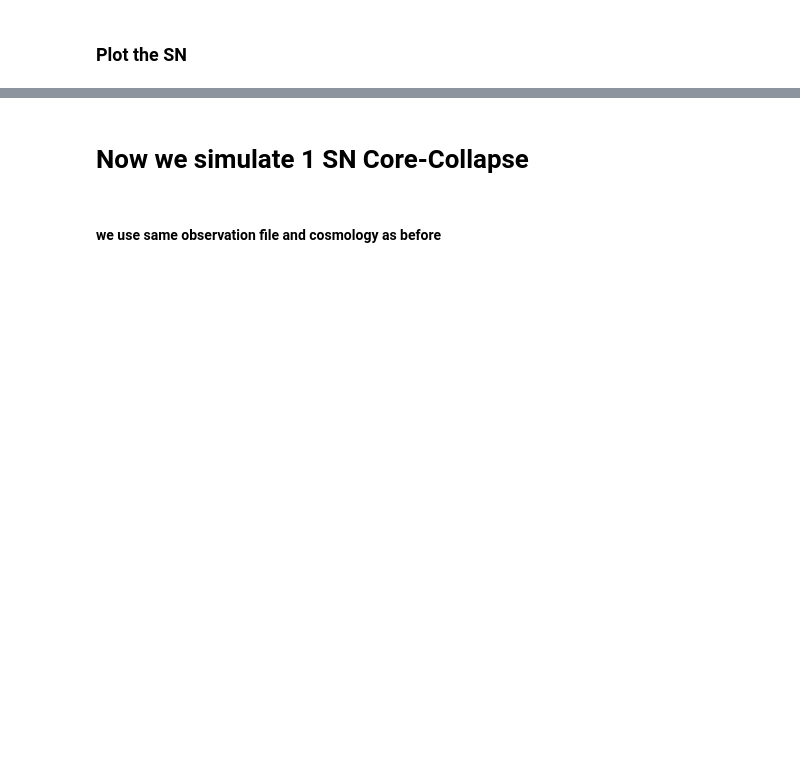
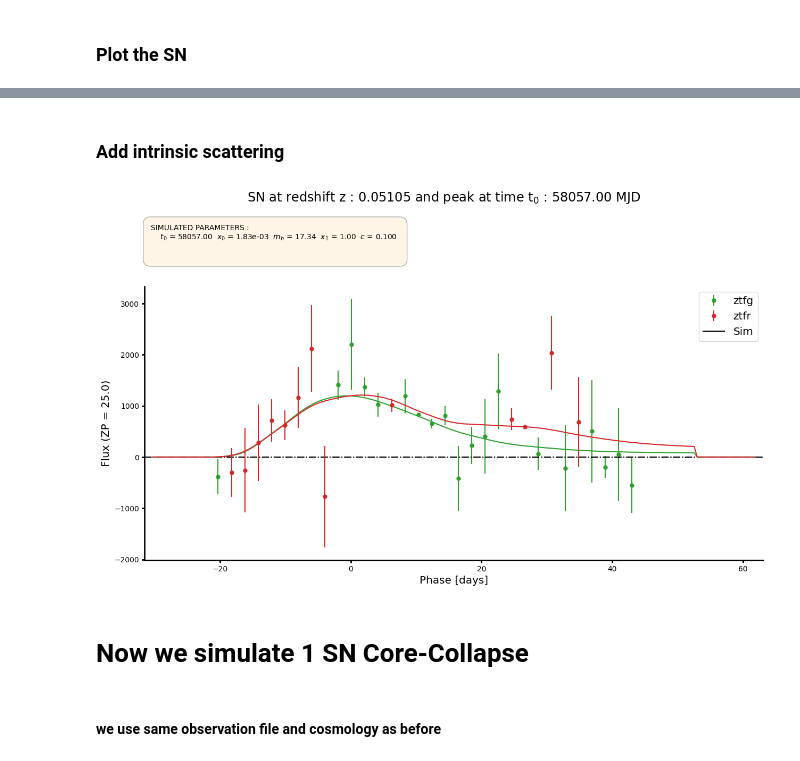
Before and after one commit to bastiencarreres/snsim, a Jupyter notebook: Examples/SNSim_one_SN_LC_simulation.ipynb, the cells around one changed output, grey strips where cells are left out. Cells and saved outputs as stored; diff of their text form; code cells hidden in the pictures; blank space fills up the shorter version.

Commit message:
update & debug astrobj

```diff
--- a/Examples/SNSim_one_SN_LC_simulation.ipynb
+++ b/Examples/SNSim_one_SN_LC_simulation.ipynb
@@ -124,3 +180,46 @@ snsim.plot_utils.plot_lc(lc,lc.attrs, snc_sim_model=SNIa.sim_model,
+# %% [markdown]
+### Add intrinsic scattering
+# %%
+# Set the SNIa parameters
+zcos = 0.05
+coords = np.radians([42, 42])
+
+# Set the sncosmo source for SNIa
+sn_source = snsim.utils.init_sn_source('salt2')
+
+effects = [snsim.scatter.init_sn_sct_model('G10', sn_source)]
+
+#parameters of SNIa object
+sn_par = {'relation': 'SALTTripp',
+          'zcos': zcos,
+          'zpcmb': 0.0,
+          'como_dist': cosmo.comoving_distance(zcos).value,
+          'vpec': 300,
+          't0': 58057,
+          'ra': coords[0],
+          'dec': coords[1],
+          'mag_sct': 0.0,
+          'x1':1,
+          'c':0.1,
+          'M0': -19.3,
+          'alpha': 0.14,
+          'beta': 3.1,
+          'mod_fcov': False,
+         }
+
+
+
+
+#Init SNIa object
+SNIa = snsim.astrobj.SNIa(sn_source, sn_par, effects=effects)
+
+lc=SNIa.gen_flux(epochs,np.random.default_rng(1200))
+
+bandcol = {'ztfg': 'C2', 'ztfr': 'C3', 'ztfi': 'C5'}
+snsim.plot_utils.plot_lc(lc, lc.attrs, snc_sim_model=SNIa.sim_model,
+                        bandcol=bandcol,phase_limit=[-30,60])
+# %% [output]
+[figure, added]
 # %% [markdown]
 # Now we simulate 1 SN Core-Collapse
 # %% [markdown]
```
Also changed, not shown: parts of 12 cells of this notebook, 4 other files.
